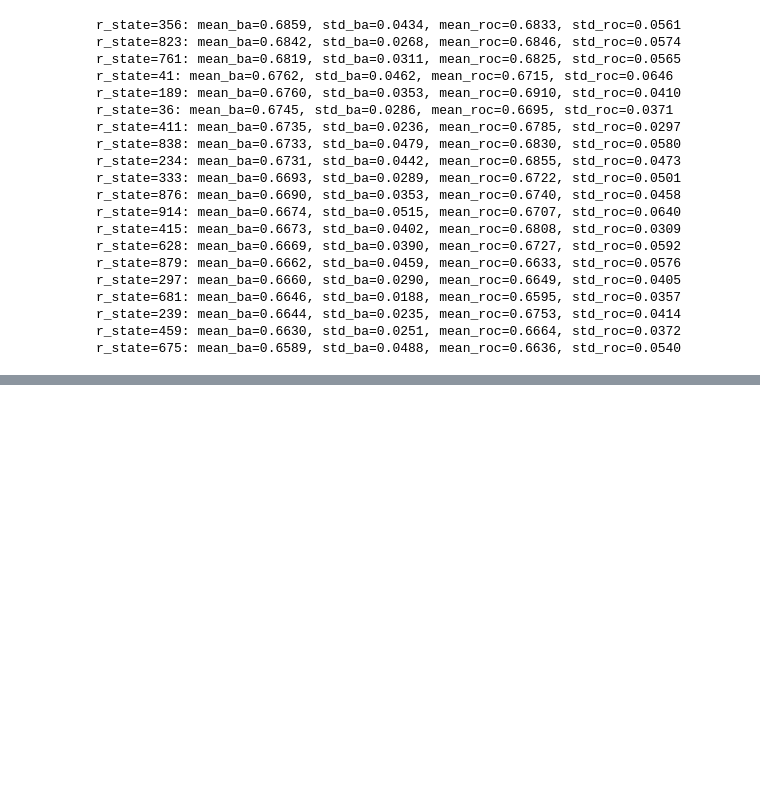
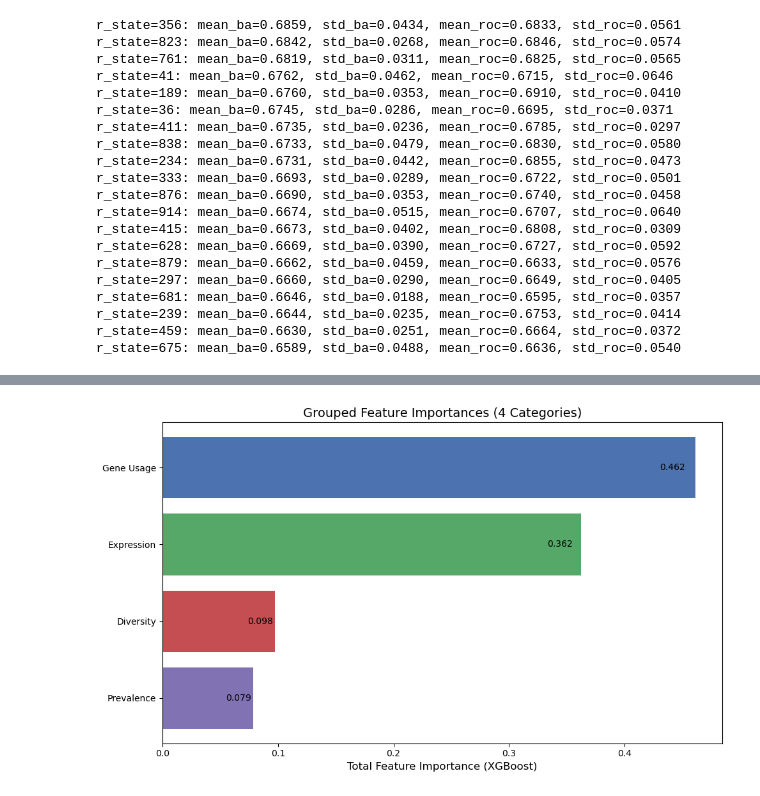
Before and after one commit to OrrBav/GNN_project, a Jupyter notebook: testing_scripts/colon/colon_gnn_node_class.ipynb, the cells around one changed output, grey strips where cells are left out. Saved outputs shown, nothing was run; the diff lists cells and outputs as text; code cells hidden in the pictures; blank space fills up the shorter version.

```diff
--- a/testing_scripts/colon/colon_gnn_node_class.ipynb
+++ b/testing_scripts/colon/colon_gnn_node_class.ipynb
@@ -4394,0 +5286,73 @@ Name: 0, dtype: float64
+# %%
+import numpy as np
+import matplotlib.pyplot as plt
+
+# -----------------------------
+# 1. INPUTS (FROM YOUR PIPELINE)
+# -----------------------------
+importances = mean_importances          # XGBoost feature importances averaged across folds
+names = all_feature_names               # continuous + one-hot names
+
+# Continuous feature names (first 8)
+continuous_names = [
+    'codon_div_fast', 'sample_prev_fast',
+    'codon_div_slow', 'sample_prev_slow',
+    'mean_readFrac', 'std_readFrac',
+    'median_readFrac', 'max_readFrac'
+]
+
+# -----------------------------
+# 2. GROUP DEFINITIONS
+# -----------------------------
+
+# Indices
+cont_idx = np.arange(0, 8)
+
+div_mask  = np.array(['codon_div_fast' in n or 'codon_div_slow' in n for n in names])
+prev_mask = np.array(['sample_prev_fast' in n or 'sample_prev_slow' in n for n in names])
+expr_mask = np.array([
+    'mean_readFrac' in n or 'std_readFrac' in n or
+    'median_readFrac' in n or 'max_readFrac' in n
+    for n in names
+])
+
+# Everything that is *not* one of the above continuous subsets is gene usage
+gene_mask = ~(div_mask | prev_mask | expr_mask)
+
+# -----------------------------
+# 3. SUM IMPORTANCES PER GROUP
+# -----------------------------
+group_importances = {
+    'Diversity':    importances[div_mask].sum(),
+    'Prevalence':   importances[prev_mask].sum(),
+    'Expression':   importances[expr_mask].sum(),
+    'Gene Usage':   importances[gene_mask].sum()
+}
+
+# -----------------------------
+# 4. PLOT
+# -----------------------------
+groups = list(group_importances.keys())
+values = list(group_importances.values())
+
+# Sort descending
+groups_sorted = [g for _, g in sorted(zip(values, groups), reverse=True)]
+values_sorted = sorted(values, reverse=True)
+
+plt.figure(figsize=(10, 6))
+colors = ["#4C72B0", "#55A868", "#C44E52", "#8172B3"]   # example 4-color palette
+bars = plt.barh(groups_sorted, values_sorted, color=colors)
+plt.xlabel("Total Feature Importance (XGBoost)", fontsize=12)
+plt.title("Grouped Feature Importances (4 Categories)", fontsize=14)
+plt.gca().invert_yaxis()
+
+for bar in bars:
+    w = bar.get_width()
+    y = bar.get_y() + bar.get_height() / 2
+    plt.text(w * 0.98, y, f"{w:.3f}",
+             ha='right', va='center', fontsize=10, color='black')
+
+plt.tight_layout()
+plt.show()
+# %% [output]
+[figure, added]
```
Also changed, not shown: parts of 55 cells of this notebook.
